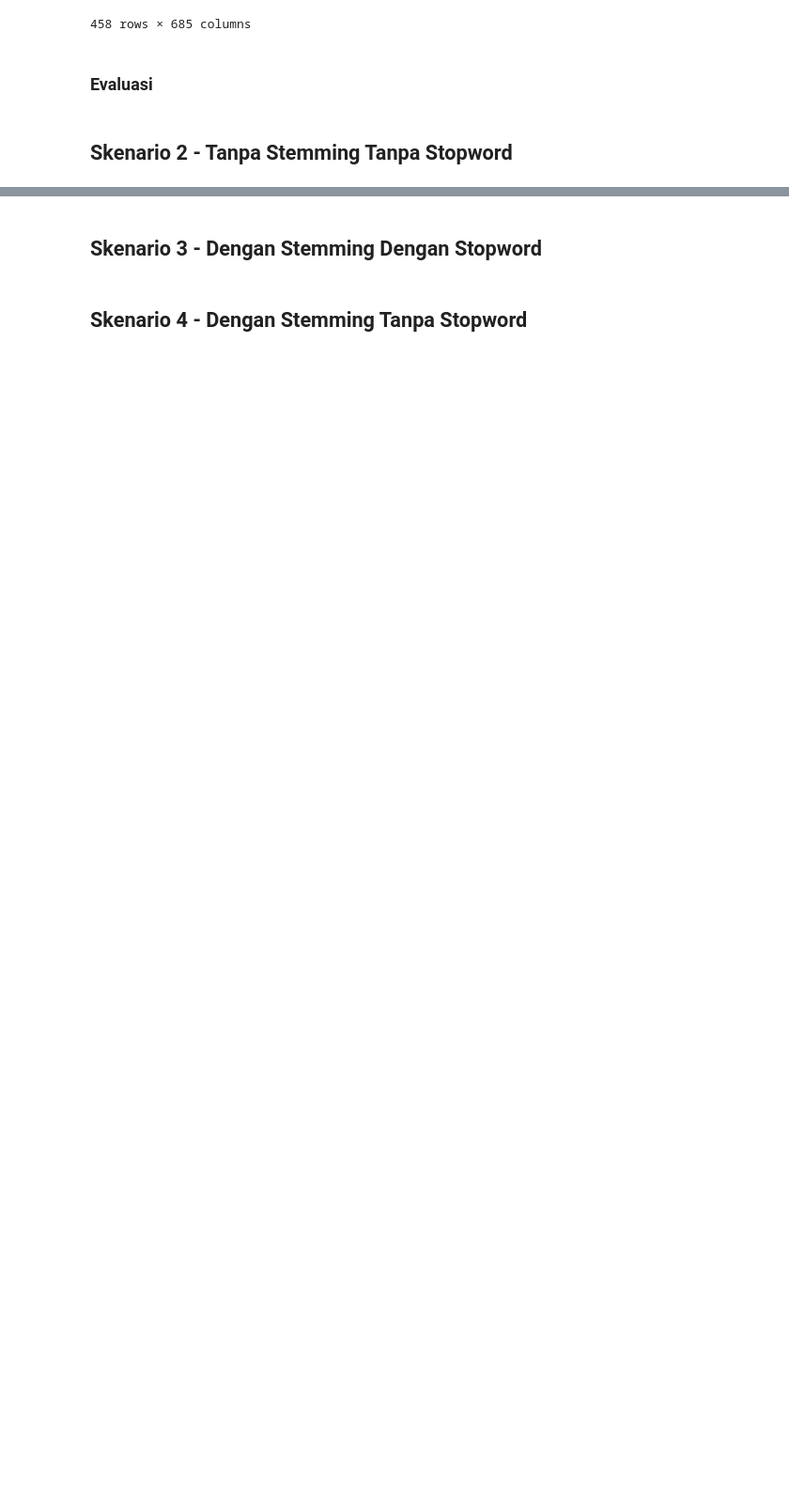
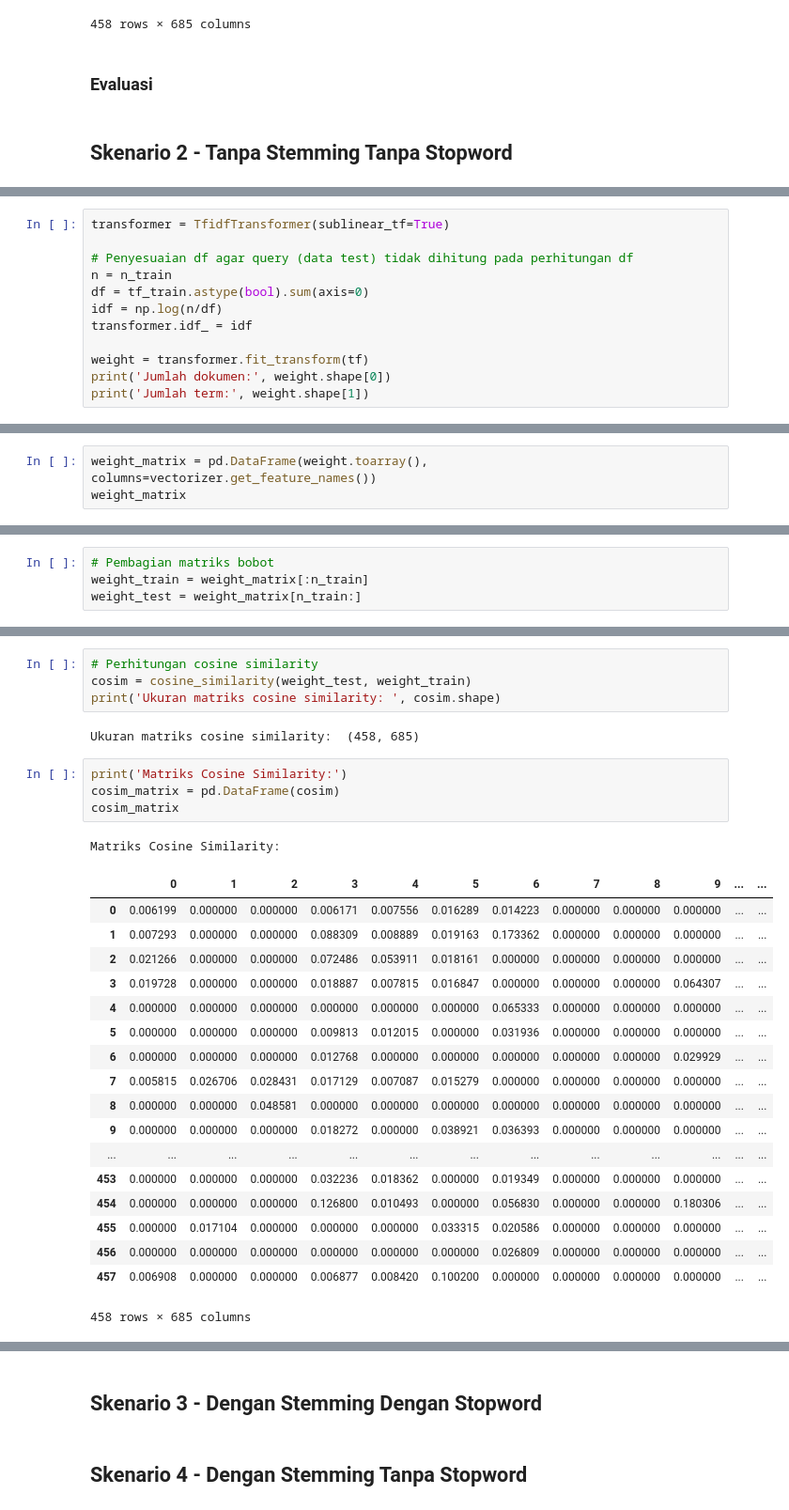
Before and after one commit to abuwildanm/Information-Retrieval, a Jupyter notebook: Projek.ipynb, the cells around one changed output, grey strips where cells are left out. Shown: that part at 94% size. Drawn from its saved outputs; the diff is of its cells as text; blank space fills up the shorter version.

```diff
--- a/Projek.ipynb
+++ b/Projek.ipynb
@@ -248,0 +380,12 @@ Matriks Cosine Similarity:
+# %%
+transformer = TfidfTransformer(sublinear_tf=True)
+
+# Penyesuaian df agar query (data test) tidak dihitung pada perhitungan df
+n = n_train
+df = tf_train.astype(bool).sum(axis=0)
+idf = np.log(n/df)
+transformer.idf_ = idf
+
+weight = transformer.fit_transform(tf)
+print('Jumlah dokumen:', weight.shape[0])
+print('Jumlah term:', weight.shape[1])
@@ -248,0 +395,3 @@ Matriks Cosine Similarity:
+# %%
+weight_matrix = pd.DataFrame(weight.toarray(), columns=vectorizer.get_feature_names())
+weight_matrix
@@ -248,0 +417,4 @@ Matriks Cosine Similarity:
+# %%
+# Pembagian matriks bobot
+weight_train = weight_matrix[:n_train]
+weight_test = weight_matrix[n_train:]
@@ -248,0 +423,30 @@ Matriks Cosine Similarity:
+# %%
+# Perhitungan cosine similarity
+cosim = cosine_similarity(weight_test, weight_train)
+print('Ukuran matriks cosine similarity: ', cosim.shape)
+# %% [output]
+Ukuran matriks cosine similarity:  (458, 685)
+# %%
+print('Matriks Cosine Similarity:')
+cosim_matrix = pd.DataFrame(cosim)
+cosim_matrix
+# %% [output]
+Matriks Cosine Similarity:
+|  | 0 | 1 | 2 | 3 | 4 | 5 | 6 | 7 | 8 | 9 | ... | ... |
+| 0 | 0.006199 | 0.000000 | 0.000000 | 0.006171 | 0.007556 | 0.016289 | 0.014223 | 0.000000 | 0.000000 | 0.000000 | ... | ... |
+| 1 | 0.007293 | 0.000000 | 0.000000 | 0.088309 | 0.008889 | 0.019163 | 0.173362 | 0.000000 | 0.000000 | 0.000000 | ... | ... |
+| 2 | 0.021266 | 0.000000 | 0.000000 | 0.072486 | 0.053911 | 0.018161 | 0.000000 | 0.000000 | 0.000000 | 0.000000 | ... | ... |
+| 3 | 0.019728 | 0.000000 | 0.000000 | 0.018887 | 0.007815 | 0.016847 | 0.000000 | 0.000000 | 0.000000 | 0.064307 | ... | ... |
+| 4 | 0.000000 | 0.000000 | 0.000000 | 0.000000 | 0.000000 | 0.000000 | 0.065333 | 0.000000 | 0.000000 | 0.000000 | ... | ... |
+| 5 | 0.000000 | 0.000000 | 0.000000 | 0.009813 | 0.012015 | 0.000000 | 0.031936 | 0.000000 | 0.000000 | 0.000000 | ... | ... |
+| 6 | 0.000000 | 0.000000 | 0.000000 | 0.012768 | 0.000000 | 0.000000 | 0.000000 | 0.000000 | 0.000000 | 0.029929 | ... | ... |
+| 7 | 0.005815 | 0.026706 | 0.028431 | 0.017129 | 0.007087 | 0.015279 | 0.000000 | 0.000000 | 0.000000 | 0.000000 | ... | ... |
+| 8 | 0.000000 | 0.000000 | 0.048581 | 0.000000 | 0.000000 | 0.000000 | 0.000000 | 0.000000 | 0.000000 | 0.000000 | ... | ... |
+| 9 | 0.000000 | 0.000000 | 0.000000 | 0.018272 | 0.000000 | 0.038921 | 0.036393 | 0.000000 | 0.000000 | 0.000000 | ... | ... |
+| ... | ... | ... | ... | ... | ... | ... | ... | ... | ... | ... | ... | ... |
+| 453 | 0.000000 | 0.000000 | 0.000000 | 0.032236 | 0.018362 | 0.000000 | 0.019349 | 0.000000 | 0.000000 | 0.000000 | ... | ... |
+| 454 | 0.000000 | 0.000000 | 0.000000 | 0.126800 | 0.010493 | 0.000000 | 0.056830 | 0.000000 | 0.000000 | 0.180306 | ... | ... |
+| 455 | 0.000000 | 0.017104 | 0.000000 | 0.000000 | 0.000000 | 0.033315 | 0.020586 | 0.000000 | 0.000000 | 0.000000 | ... | ... |
+| 456 | 0.000000 | 0.000000 | 0.000000 | 0.000000 | 0.000000 | 0.000000 | 0.026809 | 0.000000 | 0.000000 | 0.000000 | ... | ... |
+| 457 | 0.006908 | 0.000000 | 0.000000 | 0.006877 | 0.008420 | 0.100200 | 0.000000 | 0.000000 | 0.000000 | 0.000000 | ... | ... |
+458 rows × 685 columns
```
Also changed, not shown: parts of 20 cells of this notebook.
